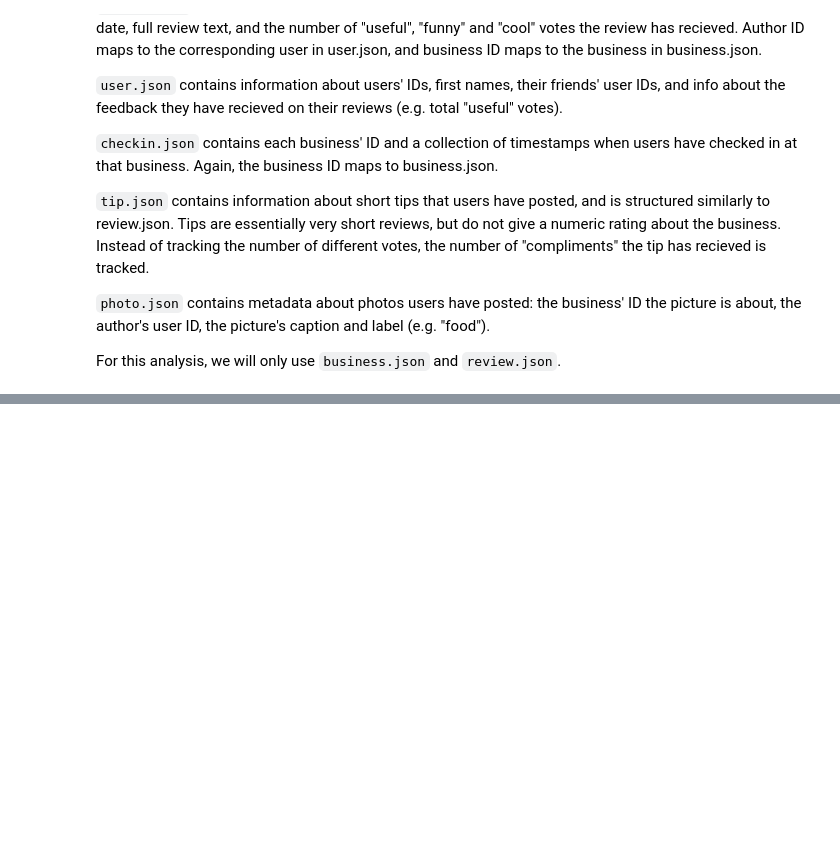
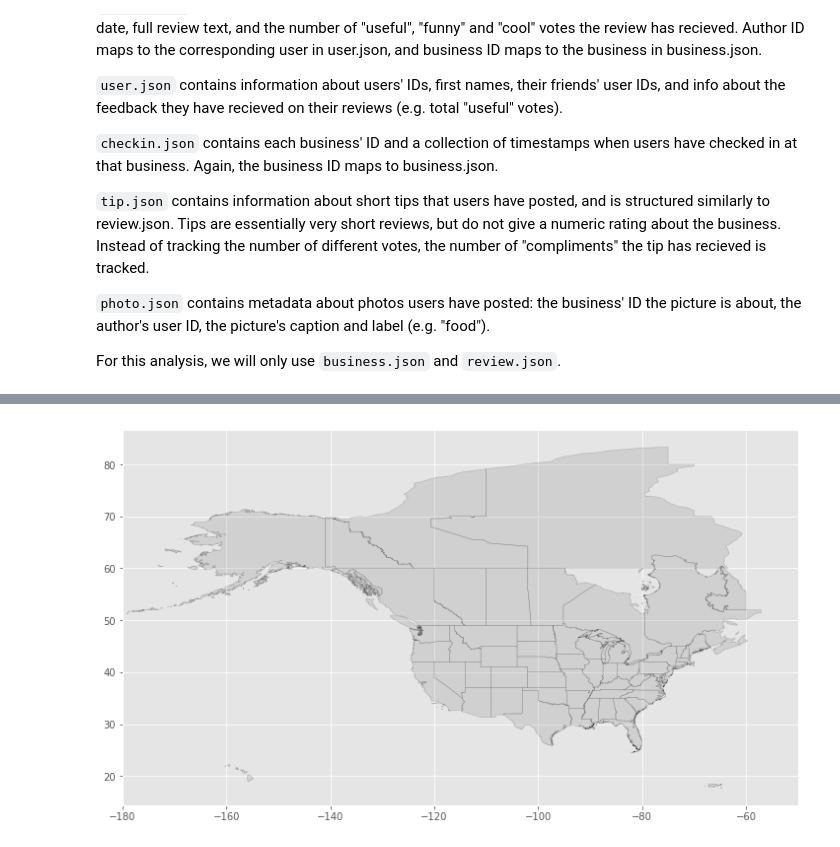
Before and after one commit to KNurmik/Yelp-Dataset-Challenge, a Jupyter notebook: A2.ipynb, the cells around one changed output, grey strips where cells are left out. Drawn from its saved outputs; the diff is of its cells as text; code cells hidden in the pictures; blank space fills up the shorter version.

Commit message:
Implement map visualizations

```diff
--- a/A2.ipynb
+++ b/A2.ipynb
@@ -73,0 +74,10 @@ tr =
+# %%
+# USA and Canada political boundaries shapefile from:
+# https://www.sciencebase.gov/catalog/item/51bf5940e4b0eb321c798ec9
+
+shp = gpd.read_file('data/USA_Canada_ShapefileMerge.shx')
+ax = shp.plot(edgecolor='k', color='grey', alpha =0.2)
+ax.set_xlim(-180, -50)
+plt.show()
+# %% [output]
+[figure, added]
```
Also changed, not shown: parts of 5 cells of this notebook.
